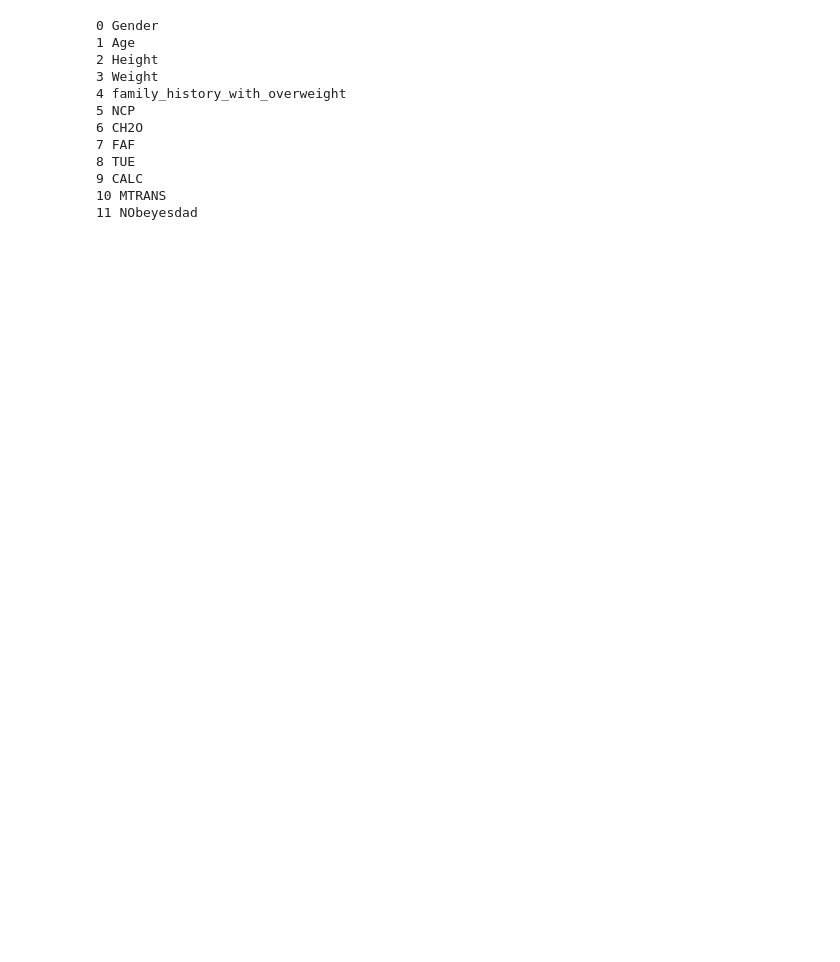
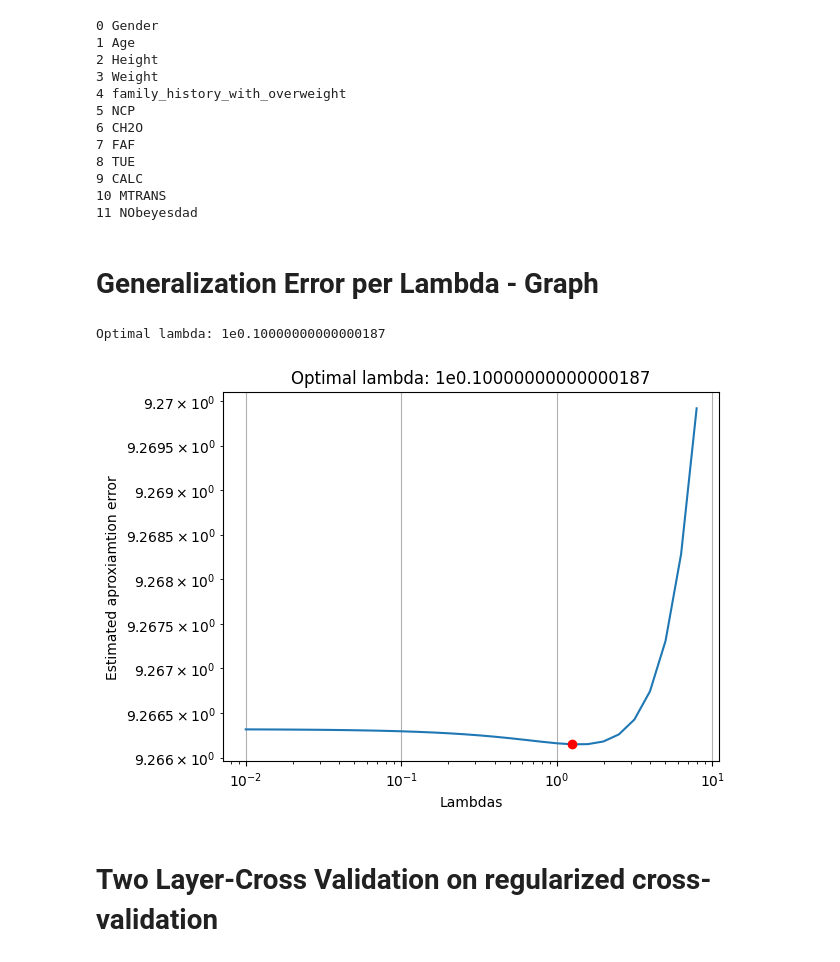
Before and after one commit to lukasketzer/machine_learning_code, a Jupyter notebook: Project2/src/RegularizationRegression.ipynb, the cells around one changed output. Drawn from its saved outputs; the diff is of its cells as text; code cells hidden in the pictures; blank space fills up the shorter version.

Commit message:
finished the linear regression with regularization modele

```diff
--- a/Project2/src/RegularizationRegression.ipynb
+++ b/Project2/src/RegularizationRegression.ipynb
@@ -48,6 +49,73 @@ N, M = X.shape
 X = np.concatenate((np.ones((X.shape[0], 1)), X), 1)
 attributeNames = np.concatenate([np.array(["Offset"]), attributeNames])
 M = len(attributeNames)
+# %%
+
+def MSE(y_test, y_pred):
+    return np.square(y_test - y_pred).sum(axis=0)
+# %% [markdown]
+# Generalization Error per Lambda - Graph
+# %%
+# generalization error as a function of lambda
+lambdas = np.power(10,np.arange(-2, 1, 0.1).astype(float))
+T = len(lambdas)
+K = 10
+
+CV = KFold(K, shuffle=True, random_state=20)
+
+Error_per_lambda_train = np.empty((K, T)) # rows are errors of the test/train splits | cols are lambdas
+Error_per_lambda_test = np.empty((K, T))
+w_regularization = np.empty((M, T)) # rows are omegas for the atributs | cols are lambdas
+
+k = 0
+for train_index, test_index in CV.split(X, y):
+    X_train = X[train_index]
+    y_train = y[train_index]
+    X_test = X[test_index]
+    y_test = y[test_index]
+    internal_cross_validation = 10
+
+    Xty = X_train.T @ y_train
+    XtX = X_train.T @ X_train
+
+    # extract training and test set for current CV fold
+    for i, l in  enumerate(lambdas):
+        lambdaI = l * np.eye(M)
+        lambdaI[0, 0] = 0  # Do no regularize the bias term
+        w_regularization[:, i] = np.linalg.solve(XtX + lambdaI, Xty).squeeze()
+        # Compute mean squared error with regularization with optimal lambda
+        Error_per_lambda_train[k, i] = (
+            MSE(y_train, X_train @ w_regularization[:, i])
+        )
+        Error_per_lambda_test[k, i] = (
+            MSE(y_test, X_test @ w_regularization[:, i])
+        )
+
+    k += 1
+
+GenError_per_lamba_test = np.empty((T, 1))
+GenError_per_lamba_train = np.empty((T, 1))
+
+for i in range(T):
+    GenError_per_lamba_test[i] = np.mean(Error_per_lambda_test[:, i])
+    GenError_per_lamba_train[i] = np.mean(Error_per_lambda_train[:, i])
+
+
+loglog(lambdas, GenError_per_lamba_test)
+min_arg = np.argmin(GenError_per_lamba_test)
+plot(lambdas[min_arg], GenError_per_lamba_test[min_arg], "ro", label="Optimal lambda")
+optimal_lambda = np.log10(lambdas[min_arg])
+print(f"Optimal lambda: 1e{optimal_lambda}")
+title(f"Optimal lambda: 1e{optimal_lambda}")
+grid()
+xlabel("Lambdas")
+ylabel("Estimated aproxiamtion error")
+show()
+# %% [output]
+Optimal lambda: 1e0.10000000000000187
+[figure, added]
+# %% [markdown]
+# Two Layer-Cross Validation on regularized cross-validation
 # %%
 ## Crossvalidation
 # Create crossvalidation partition for evaluation
```
Also changed, not shown: parts of 8 cells of this notebook, 2 other files.
